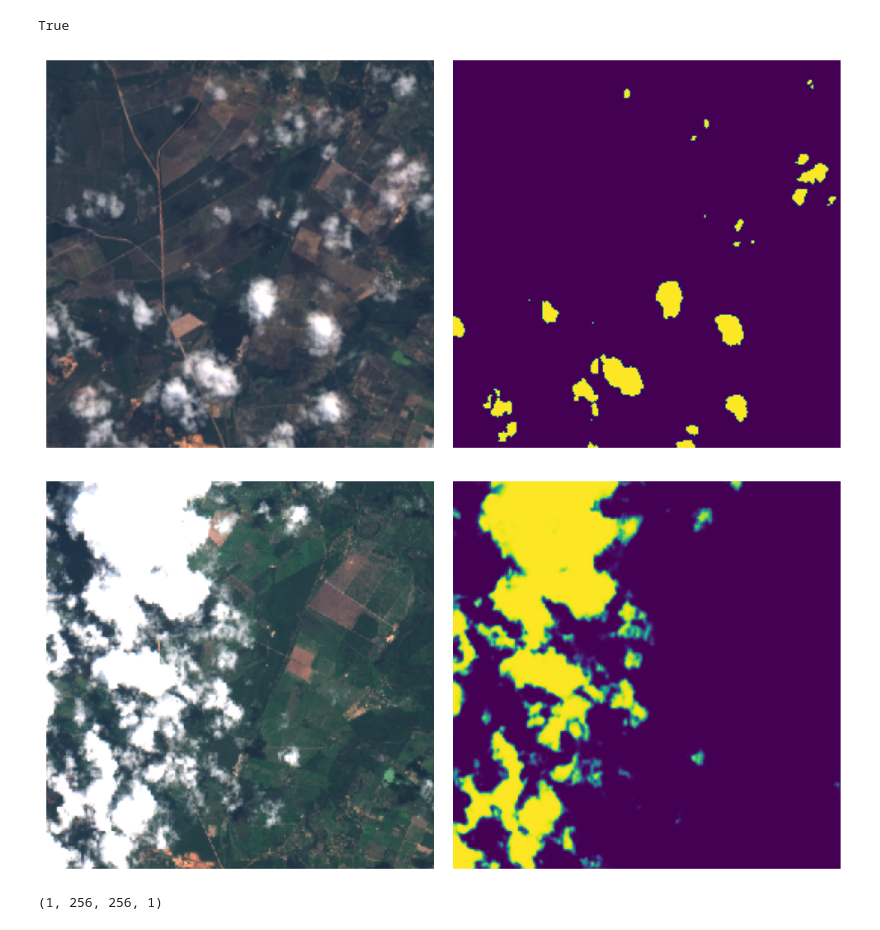
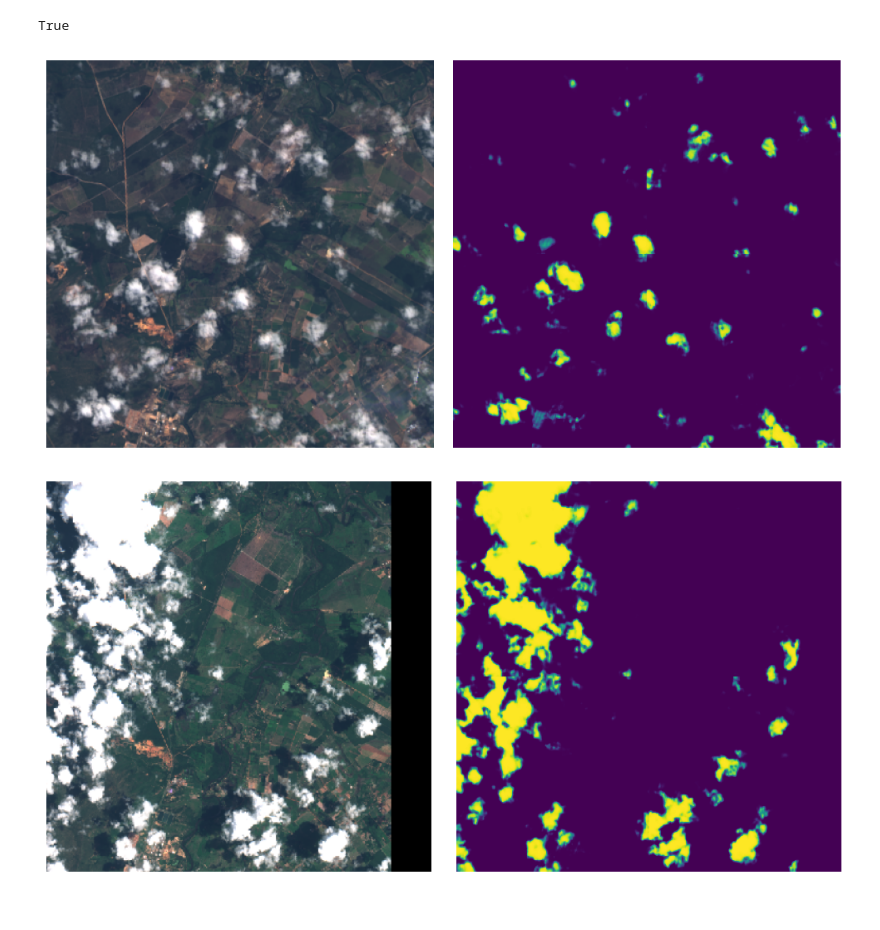
Before and after one commit to mateuspinto/cheap-unet-cloud-classification, a Jupyter notebook: notebooks/main.ipynb, the cells around one changed output. Saved outputs shown, nothing was run; the diff lists cells and outputs as text; code cells hidden in the pictures.

```diff
--- a/notebooks/main.ipynb
+++ b/notebooks/main.ipynb
@@ -21,56 +54,49 @@ ee.Initialize()
 # %%
 region = ee.Geometry.Polygon(
     [
         [
             [-45.0, -12.0],
             [-45.0, -12.1],
             [-44.9, -12.1],
             [-44.9, -12.0],
         ]
     ]
 )
 
-# Carregue uma imagem Landsat 8
 image = ee.ImageCollection('LANDSAT/LC08/C02/T1_TOA') \
     .filterBounds(region) \
     .filterDate('2023-05-01', '2023-06-01') \
     .median() \
     .select(['B4', 'B3', 'B2', 'B5', 'B6', 'B7'])
 
-array = geemap.ee_to_numpy(image, region=region, scale=30)[:256, :256, :]
-
-batch = np.expand_dims(array, axis=0)
-prediction = session.run(['output_0'], {'inputs': batch})[0][0,:,:,0]
+array = geemap.ee_to_numpy(image, region=region, scale=30)
 
 fig, ax = plt.subplots(1, 2, figsize=(10, 5))
 
-ax[0].imshow(np.clip(np.pi*array[:,:,:3], 0, 1))
-ax[1].imshow(prediction>0.5)
+ax[0].imshow(np.clip(np.pi * array[:, :, :3], 0, 1))
+ax[1].imshow(predictbypatches(predict_fn, array), vmin=0, vmax=1)
 
 for axx in ax:
     axx.axis('off')
 
 fig.tight_layout()
 plt.show()
 # %% [output]
-[figure, old version]
+[figure, new version]
 # %%
 image = ee.ImageCollection('COPERNICUS/S2_HARMONIZED') \
     .filterBounds(region) \
     .filterDate('2023-02-05', '2023-02-15') \
     .first() \
     .select(['B4', 'B3', 'B2', 'B8', 'B11', 'B12']) \
-    .divide(10000)  # Adicionadas as bandas SWIR1 (B11) e SWIR2 (B12)
+    .divide(10000)
 
 array = geemap.ee_to_numpy(image, region=region, scale=30).astype(np.float32)
 
-batch = np.expand_dims(array[:256, :256, :], axis=0)
-prediction = session.run(['output_0'], {'inputs': batch})[0][0, :, :, 0]
-
 fig, ax = plt.subplots(1, 2, figsize=(10, 5))
 
-ax[0].imshow(np.clip(np.pi * array[:256, :256, :3], 0, 1))  # Visualização RGB
-ax[1].imshow(prediction, vmin=0, vmax=1)
+ax[0].imshow(np.clip(np.pi * array[:, :, :3], 0, 1))
+ax[1].imshow(predictbypatches(predict_fn, array), vmin=0, vmax=1)
 
 for axx in ax:
     axx.axis('off')
@@ -78,8 +104,4 @@ for axx in ax:
 fig.tight_layout()
 plt.show()
 # %% [output]
-[figure, old version]
+[figure, new version]
-# %%
-session.run(['output_0'], {'inputs': batch})[0].shape
-# %% [output]
-(1, 256, 256, 1)
```
Also changed, not shown: parts of 4 cells of this notebook.
